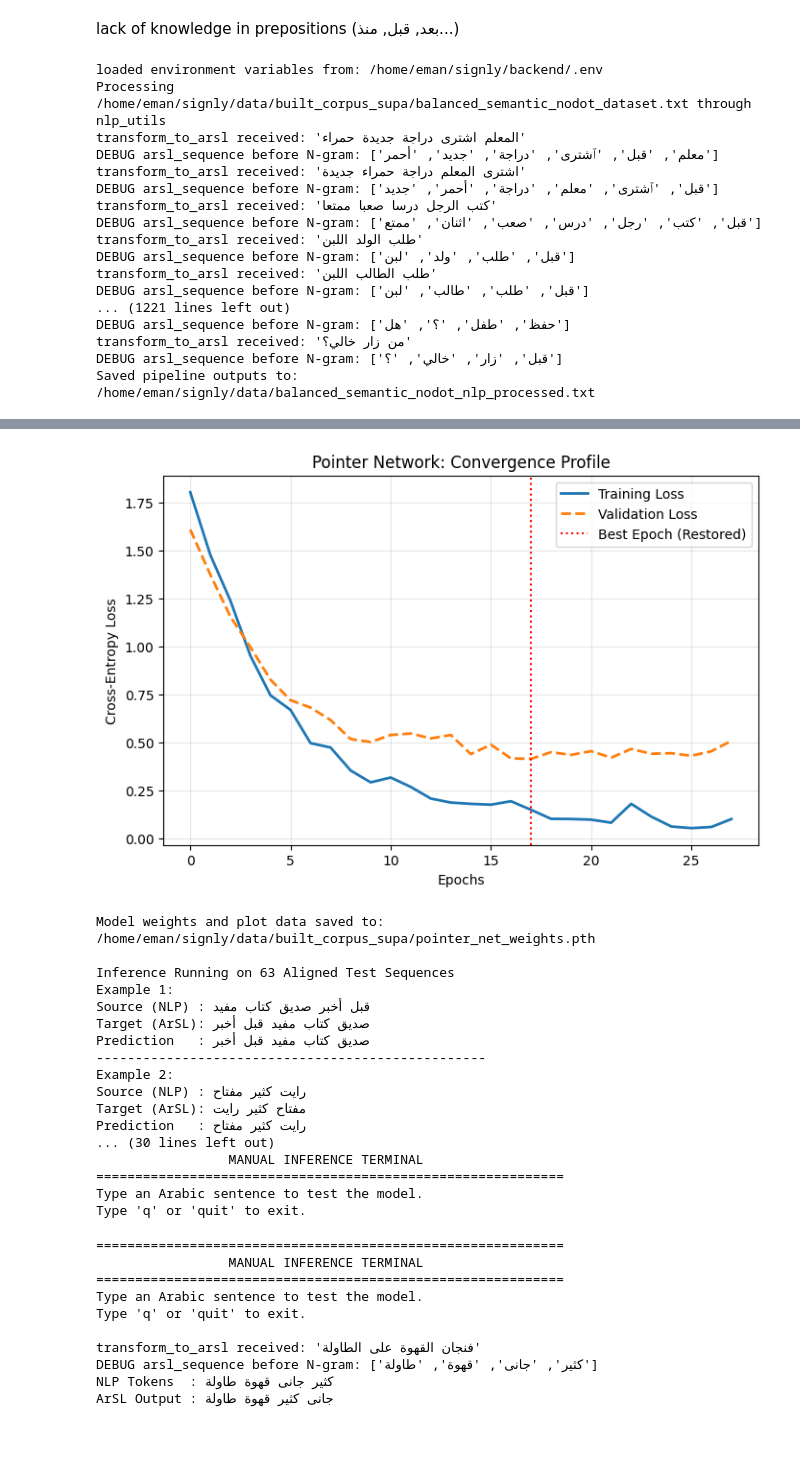
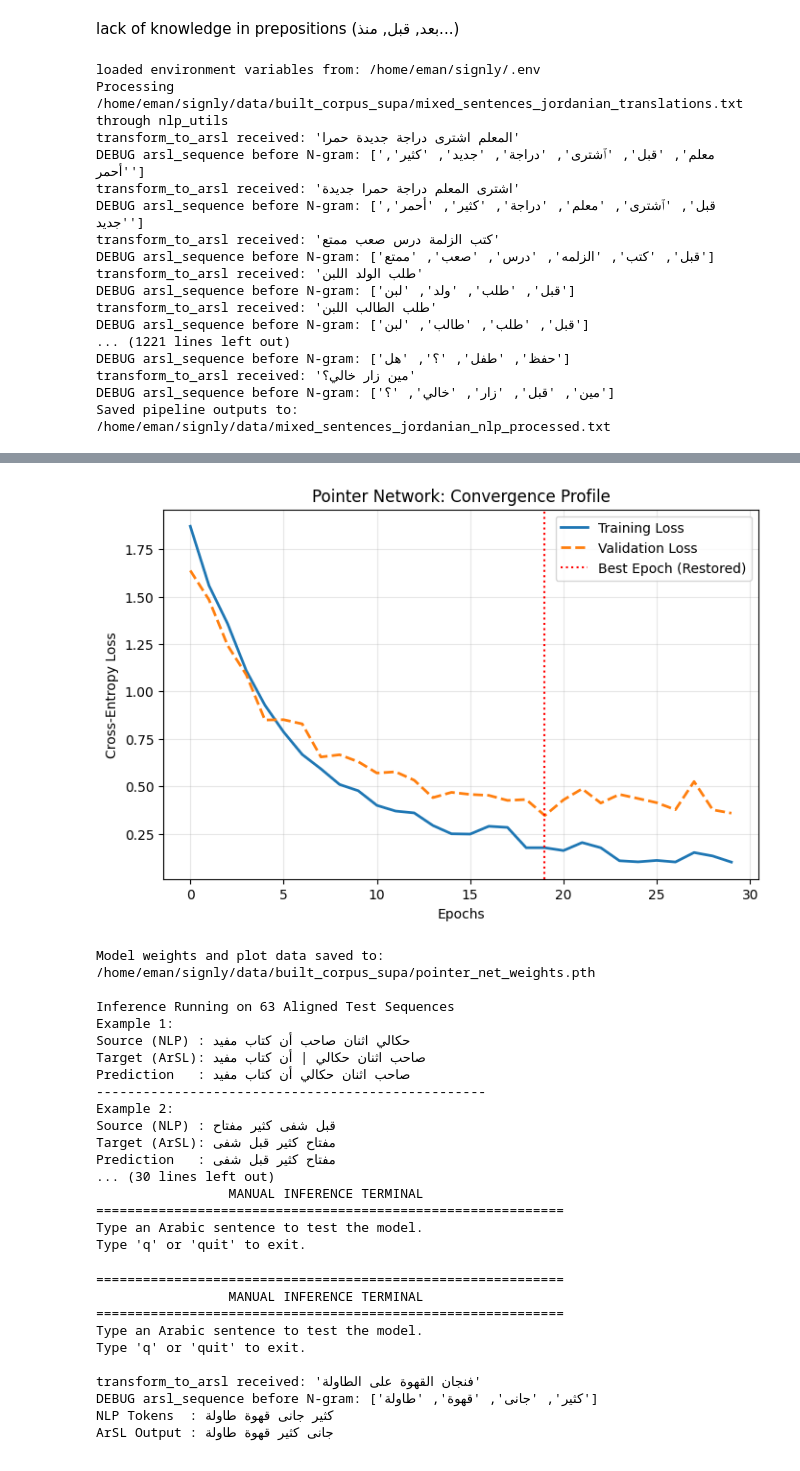
Before and after one commit to emannjoum/arabic-to-sign-language-system, a Jupyter notebook: finetuning/order_finetuning_script.ipynb, the cells around one changed output, grey strips where cells are left out. Saved outputs shown, nothing was run; the diff lists cells and outputs as text; code cells hidden in the pictures.

Commit message:
refactor: update order finetuning script for new data workflow

```diff
--- a/finetuning/order_finetuning_script.ipynb
+++ b/finetuning/order_finetuning_script.ipynb
@@ -56,25 +652,25 @@ def preprocess_file(source_path, dest_path):
 
     print(f"Saved pipeline outputs to: {dest_path}\n")
 
-preprocess_file(r'/home/eman/signly/data/built_corpus_supa/balanced_semantic_nodot_dataset.txt', '/home/eman/signly/data/balanced_semantic_nodot_nlp_processed.txt')
+preprocess_file(r'/home/eman/signly/data/built_corpus_supa/mixed_sentences_jordanian_translations.txt', '/home/eman/signly/data/mixed_sentences_jordanian_nlp_processed.txt')
 # %% [output]
-loaded environment variables from: /home/eman/signly/backend/.env
-Processing /home/eman/signly/data/built_corpus_supa/balanced_semantic_nodot_dataset.txt through nlp_utils
-transform_to_arsl received: 'المعلم اشترى دراجة جديدة حمراء'
-DEBUG arsl_sequence before N-gram: ['معلم', 'قبل', 'ٱشترى', 'دراجة', 'جديد', 'أحمر']
-transform_to_arsl received: 'اشترى المعلم دراجة حمراء جديدة'
-DEBUG arsl_sequence before N-gram: ['قبل', 'ٱشترى', 'معلم', 'دراجة', 'أحمر', 'جديد']
-transform_to_arsl received: 'كتب الرجل درسا صعبا ممتعا'
-DEBUG arsl_sequence before N-gram: ['قبل', 'كتب', 'رجل', 'درس', 'صعب', 'اثنان', 'ممتع']
+loaded environment variables from: /home/eman/signly/.env
+Processing /home/eman/signly/data/built_corpus_supa/mixed_sentences_jordanian_translations.txt through nlp_utils
+transform_to_arsl received: 'المعلم اشترى دراجة جديدة حمرا'
+DEBUG arsl_sequence before N-gram: ['معلم', 'قبل', 'ٱشترى', 'دراجة', 'جديد', 'كثير', 'أحمر']
+transform_to_arsl received: 'اشترى المعلم دراجة حمرا جديدة'
+DEBUG arsl_sequence before N-gram: ['قبل', 'ٱشترى', 'معلم', 'دراجة', 'كثير', 'أحمر', 'جديد']
+transform_to_arsl received: 'كتب الزلمة درس صعب ممتع'
+DEBUG arsl_sequence before N-gram: ['قبل', 'كتب', 'الزلمه', 'درس', 'صعب', 'ممتع']
 transform_to_arsl received: 'طلب الولد اللبن'
 DEBUG arsl_sequence before N-gram: ['قبل', 'طلب', 'ولد', 'لبن']
 transform_to_arsl received: 'طلب الطالب اللبن'
 DEBUG arsl_sequence before N-gram: ['قبل', 'طلب', 'طالب', 'لبن']
 ... (1221 lines left out)
 DEBUG arsl_sequence before N-gram: ['حفظ', 'طفل', '؟', 'هل']
-transform_to_arsl received: 'من زار خالي؟'
-DEBUG arsl_sequence before N-gram: ['قبل', 'زار', 'خالي', '؟']
-Saved pipeline outputs to: /home/eman/signly/data/balanced_semantic_nodot_nlp_processed.txt
+transform_to_arsl received: 'مين زار خالي؟'
+DEBUG arsl_sequence before N-gram: ['مين', 'قبل', 'زار', 'خالي', '؟']
+Saved pipeline outputs to: /home/eman/signly/data/mixed_sentences_jordanian_nlp_processed.txt
 # %%
 import os
 import random
@@ -136,8 +732,8 @@ FORCE_RETRAIN = True  #  True to ignore saved weights and retrain from scratch
 
 DATA_DIR = os.path.join(root_dir, 'data', 'built_corpus_supa')
 
-PATH_MASTER_NLP_OUT = os.path.join(DATA_DIR, 'mixed_sentences_nlp_processed.txt')
-PATH_MASTER_TARGET = os.path.join(DATA_DIR, 'mixed_sentences_target.txt')
+PATH_MASTER_NLP_OUT = os.path.join(DATA_DIR, 'mixed_sentences_jordanian_nlp_processed.txt')
+PATH_MASTER_TARGET = os.path.join(DATA_DIR, 'mixed_sentences_jordanian_target.txt')
 PATH_TRAIN_NLP_OUT = os.path.join(DATA_DIR, 'split_train-nlp-processed.txt')
 PATH_TRAIN_TARGET = os.path.join(DATA_DIR, 'split_train-targets.txt')
 PATH_VAL_NLP_OUT = os.path.join(DATA_DIR, 'split_val-nlp-processed.txt')
@@ -551,16 +1147,16 @@ Epoch [27/79] -> Train Loss: 0.1007 | Val Loss: 0.5083 | Patience: 10/10
-[figure, old version]
+[figure, new version]
 Model weights and plot data saved to: /home/eman/signly/data/built_corpus_supa/pointer_net_weights.pth
 
 Inference Running on 63 Aligned Test Sequences
 Example 1:
-Source (NLP) : قبل أخبر صديق كتاب مفيد
-Target (ArSL): صديق كتاب مفيد قبل أخبر
-Prediction   : صديق كتاب مفيد قبل أخبر
+Source (NLP) : حكالي اثنان صاحب أن كتاب مفيد
+Target (ArSL): صاحب اثنان حكالي | أن كتاب مفيد
+Prediction   : صاحب اثنان حكالي أن كتاب مفيد
 --------------------------------------------------
 Example 2:
-Source (NLP) : رايت كثير مفتاح
-Target (ArSL): مفتاح كثير رايت
-Prediction   : رايت كثير مفتاح
+Source (NLP) : قبل شفى كثير مفتاح
+Target (ArSL): مفتاح كثير قبل شفى
+Prediction   : مفتاح كثير قبل شفى
 ... (30 lines left out)
                  MANUAL INFERENCE TERMINAL
 ============================================================
```
Also changed, not shown: parts of 4 cells of this notebook.
